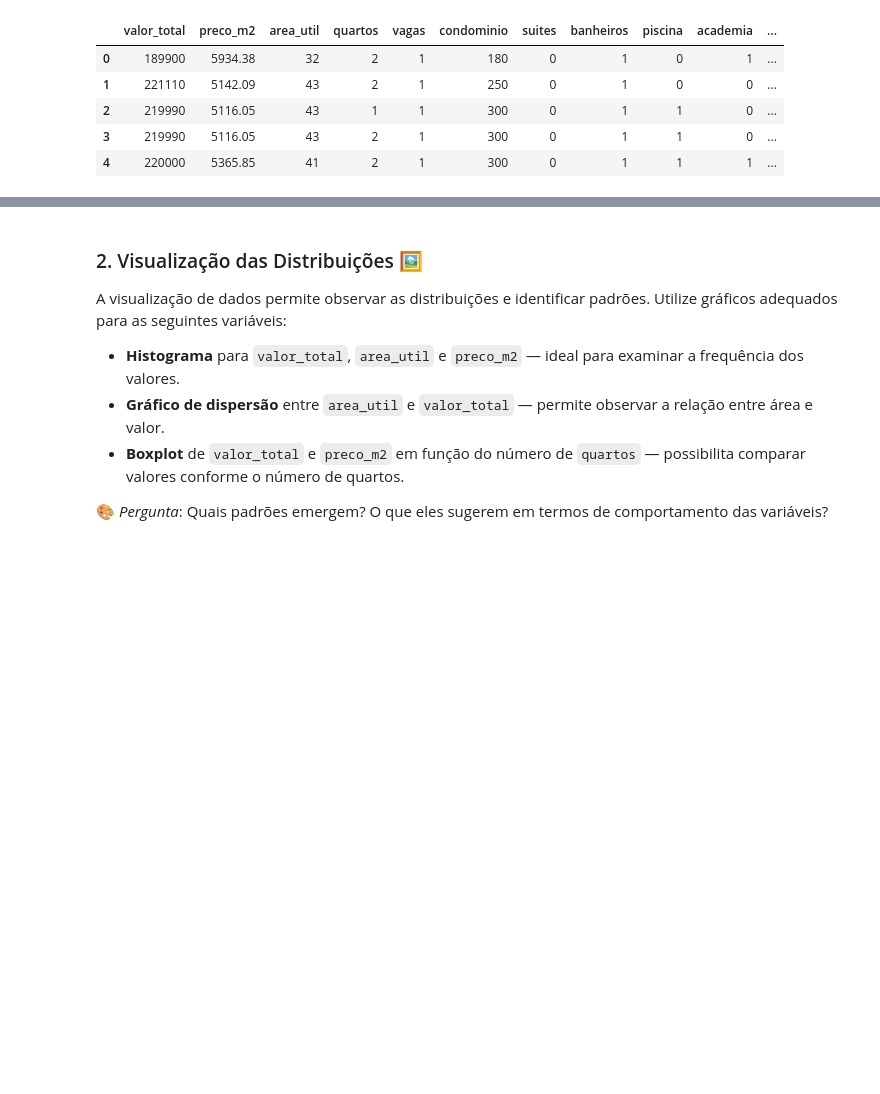
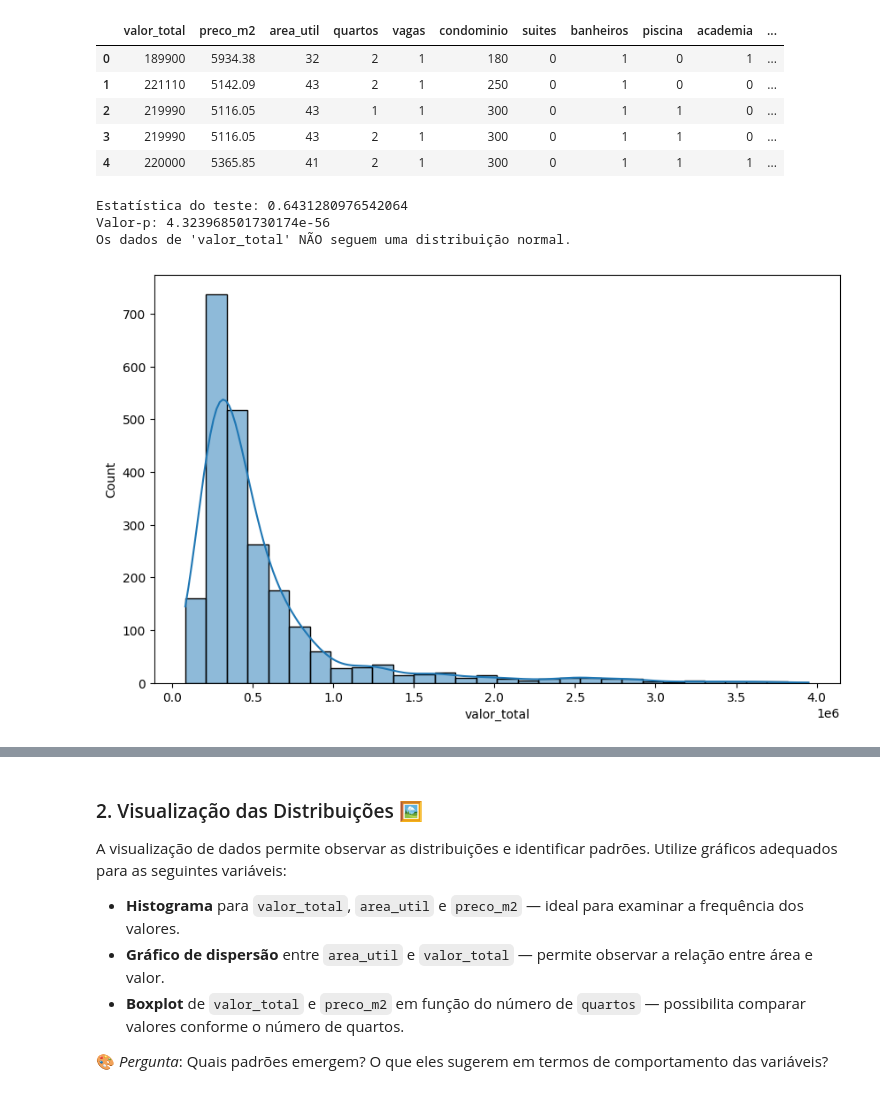
Before and after one commit to daniel-usp/MBA-BIA-USP, a Jupyter notebook: Estatística para Ciência de Dados/Estatística_Ciência_de_Dados.ipynb, the cells around one changed output, grey strips where cells are left out. Saved outputs shown, nothing was run; the diff lists cells and outputs as text; code cells hidden in the pictures; blank space fills up the shorter version.

```diff
--- a/Estatística para Ciência de Dados/Estatística_Ciência_de_Dados.ipynb
+++ b/Estatística para Ciência de Dados/Estatística_Ciência_de_Dados.ipynb
@@ -50,6 +50,30 @@ dados_imoveis.head()
 | 2 | 219990 | 5116.05 | 43 | 1 | 1 | 300 | 0 | 1 | 1 | 0 | ... |
 | 3 | 219990 | 5116.05 | 43 | 2 | 1 | 300 | 0 | 1 | 1 | 0 | ... |
 | 4 | 220000 | 5365.85 | 41 | 2 | 1 | 300 | 0 | 1 | 1 | 1 | ... |
+# %%
+#Criar um histograma do valor_total
+plt.figure(figsize=(10, 6))
+sns.histplot(dados_imoveis['valor_total'], bins=30, kde=True)
+
+from scipy.stats import shapiro
+
+# Teste de Shapiro-Wilk
+estatistica, p_value = shapiro(dados_imoveis['valor_total'])
+
+# Resultados do teste
+print("Estatística do teste:", estatistica)
+print("Valor-p:", p_value)
+
+# Avaliação de normalidade
+if p_value > 0.05:
+    print("Os dados de 'valor_total' seguem uma distribuição normal.")
+else:
+    print("Os dados de 'valor_total' NÃO seguem uma distribuição normal.")
+# %% [output]
+Estatística do teste: 0.6431280976542064
+Valor-p: 4.323968501730174e-56
+Os dados de 'valor_total' NÃO seguem uma distribuição normal.
+[figure, added]
 # %%
 # 1. Estatística Descritiva: Primeiras Impressões
 # Cálculo de média, mediana e desvio padrão das variáveis
```
Also changed, not shown: parts of 4 cells of this notebook.
